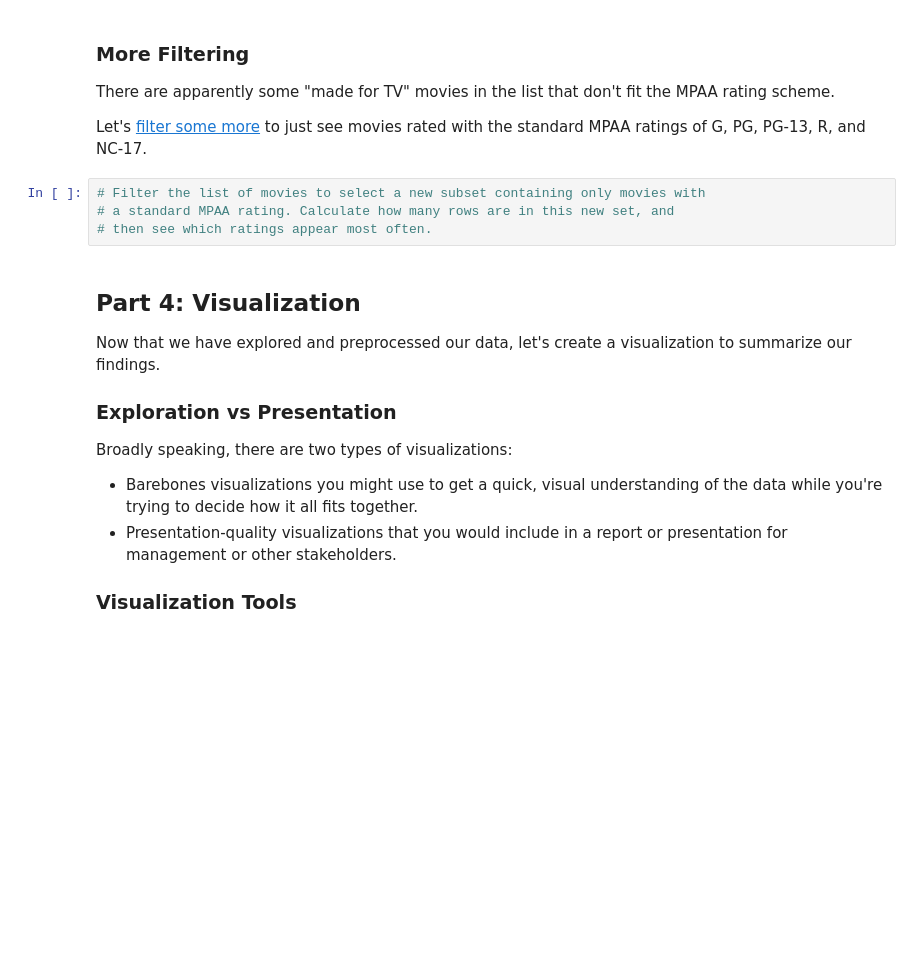
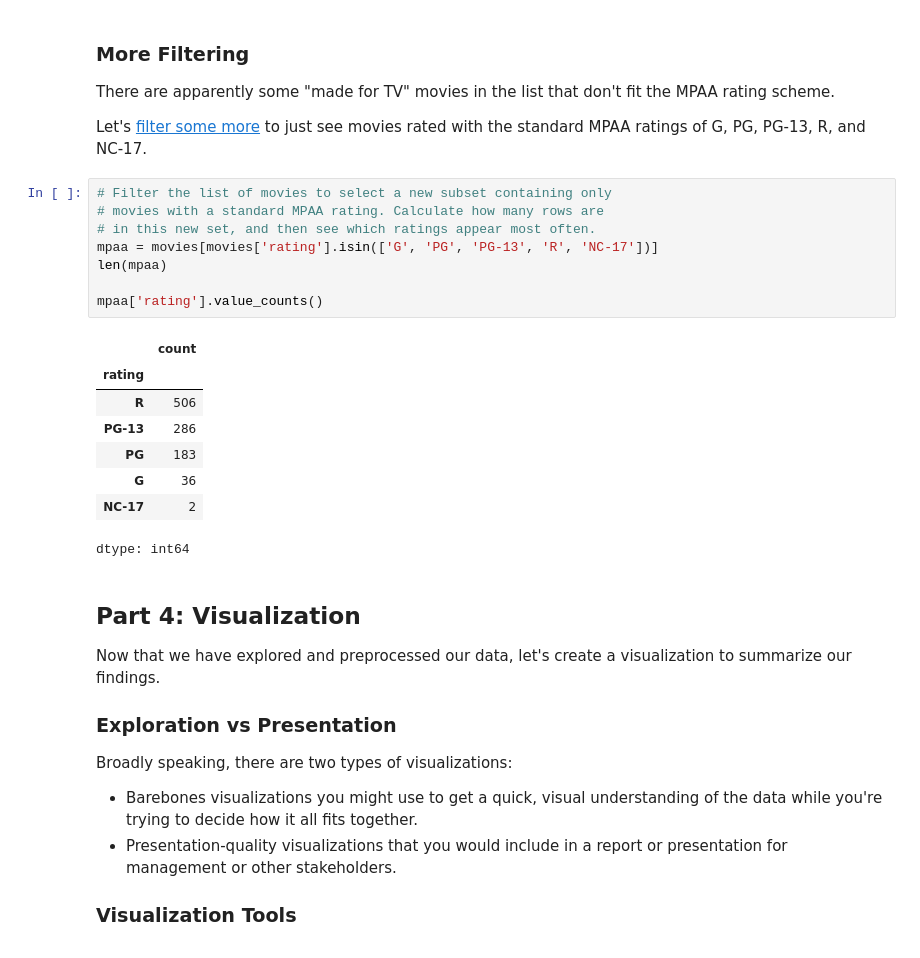
Before and after one commit to ClintCrockett/ds_450, a Jupyter notebook: notebooks/Exploration_01.ipynb, the cells around one changed output. Cells and saved outputs as stored; diff of their text form; blank space fills up the shorter version.

```diff
--- a/notebooks/Exploration_01.ipynb
+++ b/notebooks/Exploration_01.ipynb
@@ -104,9 +124,22 @@ MPAA rating scheme.
 
 Let's [filter some more](https://pandas.pydata.org/docs/getting_started/intro_tutorials/03_subset_data.html) to just see movies rated with the standard MPAA ratings of G, PG, PG-13, R, and NC-17.
 # %%
-# Filter the list of movies to select a new subset containing only movies with
-# a standard MPAA rating. Calculate how many rows are in this new set, and
-# then see which ratings appear most often.
+# Filter the list of movies to select a new subset containing only
+# movies with a standard MPAA rating. Calculate how many rows are
+# in this new set, and then see which ratings appear most often.
+mpaa = movies[movies['rating'].isin(['G', 'PG', 'PG-13', 'R', 'NC-17'])]
+len(mpaa)
+
+mpaa['rating'].value_counts()
+# %% [output]
+|  | count |
+| rating |  |
+| R | 506 |
+| PG-13 | 286 |
+| PG | 183 |
+| G | 36 |
+| NC-17 | 2 |
+dtype: int64
 # %% [markdown]
 ## Part 4: Visualization
 Now that we have explored and preprocessed our data, let's create a visualization to summarize our findings.
```
Also changed, not shown: parts of 14 cells of this notebook.
